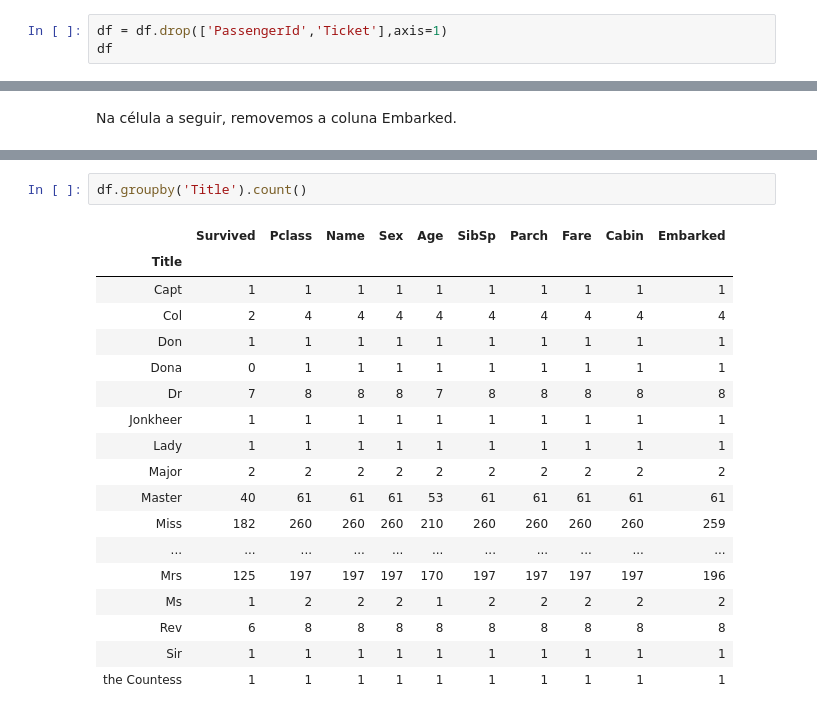
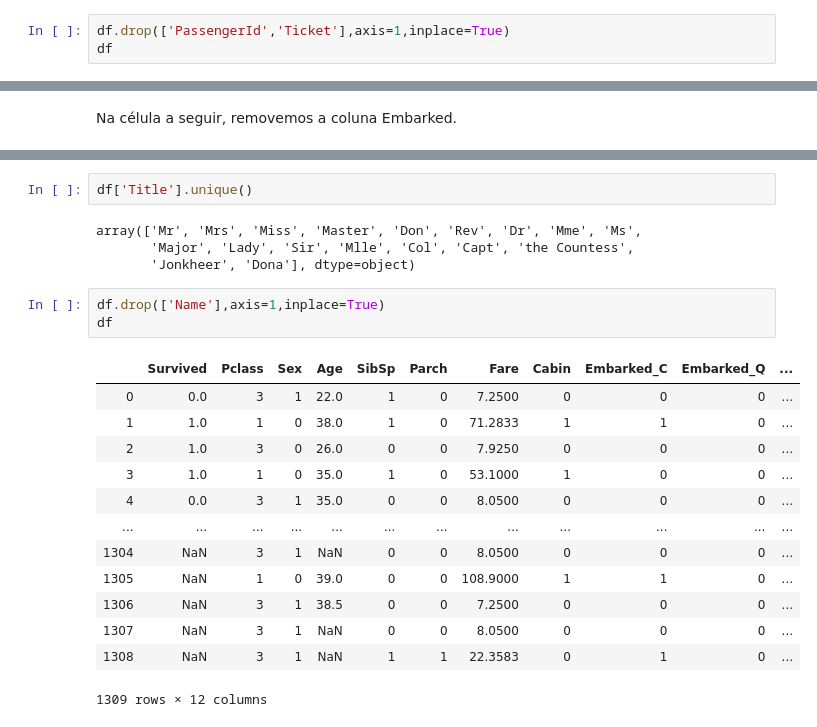
Before and after one commit to diegosilveiracn/titanic_kaggle, a Jupyter notebook: titanic_notebook.ipynb, the cells around one changed output, grey strips where cells are left out. Drawn from its saved outputs; the diff is of its cells as text.

```diff
--- a/titanic_notebook.ipynb
+++ b/titanic_notebook.ipynb
@@ -77,7 +79,7 @@ df
 # %% [markdown]
 Na célula a seguir, fazemos a remoção de algumas colunas.
 # %%
-df = df.drop(['PassengerId','Ticket'],axis=1)
+df.drop(['PassengerId','Ticket'],axis=1,inplace=True)
 df
 # %% [output]
 |  | Survived | Pclass | Name | Sex | Age | SibSp | Parch | Fare | Cabin | Embarked |
@@ -248,21 +249,23 @@ memory usage: 122.7+ KB
 # %%
-df.groupby('Title').count()
+df['Title'].unique()
 # %% [output]
-|  | Survived | Pclass | Name | Sex | Age | SibSp | Parch | Fare | Cabin | Embarked |
-| Title |  |  |  |  |  |  |  |  |  |  |
-| Capt | 1 | 1 | 1 | 1 | 1 | 1 | 1 | 1 | 1 | 1 |
-| Col | 2 | 4 | 4 | 4 | 4 | 4 | 4 | 4 | 4 | 4 |
-| Don | 1 | 1 | 1 | 1 | 1 | 1 | 1 | 1 | 1 | 1 |
-| Dona | 0 | 1 | 1 | 1 | 1 | 1 | 1 | 1 | 1 | 1 |
-| Dr | 7 | 8 | 8 | 8 | 7 | 8 | 8 | 8 | 8 | 8 |
-| Jonkheer | 1 | 1 | 1 | 1 | 1 | 1 | 1 | 1 | 1 | 1 |
-| Lady | 1 | 1 | 1 | 1 | 1 | 1 | 1 | 1 | 1 | 1 |
-| Major | 2 | 2 | 2 | 2 | 2 | 2 | 2 | 2 | 2 | 2 |
-| Master | 40 | 61 | 61 | 61 | 53 | 61 | 61 | 61 | 61 | 61 |
-| Miss | 182 | 260 | 260 | 260 | 210 | 260 | 260 | 260 | 260 | 259 |
-| ... | ... | ... | ... | ... | ... | ... | ... | ... | ... | ... |
-| Mrs | 125 | 197 | 197 | 197 | 170 | 197 | 197 | 197 | 197 | 196 |
-| Ms | 1 | 2 | 2 | 2 | 1 | 2 | 2 | 2 | 2 | 2 |
-| Rev | 6 | 8 | 8 | 8 | 8 | 8 | 8 | 8 | 8 | 8 |
-| Sir | 1 | 1 | 1 | 1 | 1 | 1 | 1 | 1 | 1 | 1 |
-| the Countess | 1 | 1 | 1 | 1 | 1 | 1 | 1 | 1 | 1 | 1 |
+array(['Mr', 'Mrs', 'Miss', 'Master', 'Don', 'Rev', 'Dr', 'Mme', 'Ms',
+       'Major', 'Lady', 'Sir', 'Mlle', 'Col', 'Capt', 'the Countess',
+       'Jonkheer', 'Dona'], dtype=object)
+# %%
+df.drop(['Name'],axis=1,inplace=True)
+df
+# %% [output]
+|  | Survived | Pclass | Sex | Age | SibSp | Parch | Fare | Cabin | Embarked_C | Embarked_Q | ... |
+| 0 | 0.0 | 3 | 1 | 22.0 | 1 | 0 | 7.2500 | 0 | 0 | 0 | ... |
+| 1 | 1.0 | 1 | 0 | 38.0 | 1 | 0 | 71.2833 | 1 | 1 | 0 | ... |
+| 2 | 1.0 | 3 | 0 | 26.0 | 0 | 0 | 7.9250 | 0 | 0 | 0 | ... |
+| 3 | 1.0 | 1 | 0 | 35.0 | 1 | 0 | 53.1000 | 1 | 0 | 0 | ... |
+| 4 | 0.0 | 3 | 1 | 35.0 | 0 | 0 | 8.0500 | 0 | 0 | 0 | ... |
+| ... | ... | ... | ... | ... | ... | ... | ... | ... | ... | ... | ... |
+| 1304 | NaN | 3 | 1 | NaN | 0 | 0 | 8.0500 | 0 | 0 | 0 | ... |
+| 1305 | NaN | 1 | 0 | 39.0 | 0 | 0 | 108.9000 | 1 | 1 | 0 | ... |
+| 1306 | NaN | 3 | 1 | 38.5 | 0 | 0 | 7.2500 | 0 | 0 | 0 | ... |
+| 1307 | NaN | 3 | 1 | NaN | 0 | 0 | 8.0500 | 0 | 0 | 0 | ... |
+| 1308 | NaN | 3 | 1 | NaN | 1 | 1 | 22.3583 | 0 | 1 | 0 | ... |
+1309 rows × 12 columns
```
Also changed, not shown: parts of 17 cells of this notebook.
